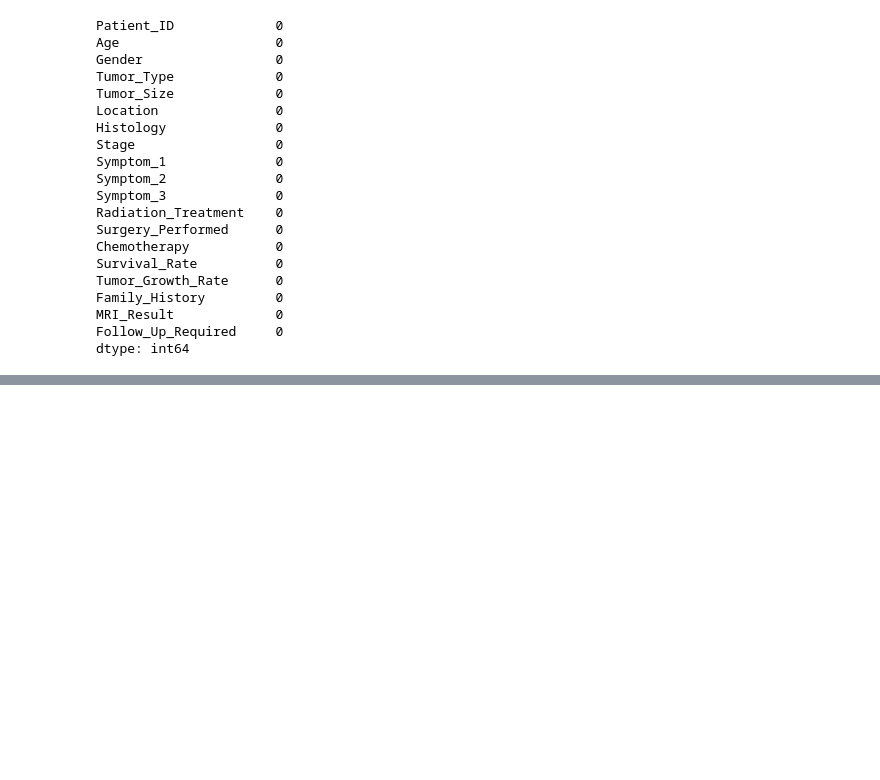
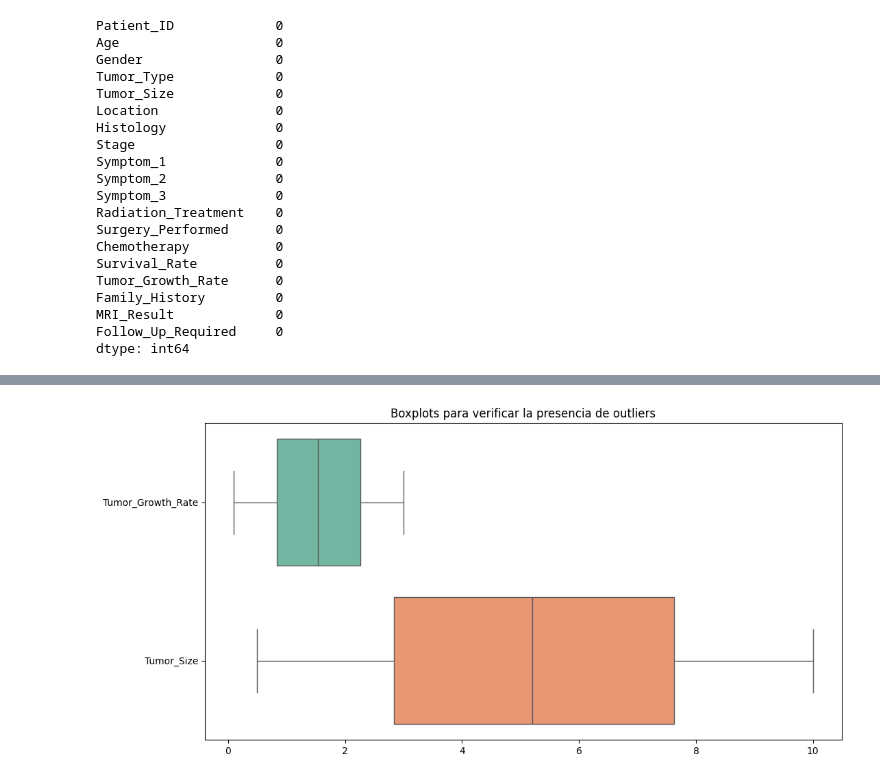
Before and after one commit to Federico-Vichachi/brain-tumor-analysis, a Jupyter notebook: notebooks/01_data_wrangling.ipynb, the cells around one changed output, grey strips where cells are left out. Cells and saved outputs as stored; diff of their text form; code cells hidden in the pictures; blank space fills up the shorter version.

```diff
--- a/notebooks/01_data_wrangling.ipynb
+++ b/notebooks/01_data_wrangling.ipynb
@@ -104,0 +143,7 @@ dtype: int64
+# %%
+plt.figure(figsize=(12, 6))
+sns.boxplot(data=df[numeric_columns_2], orient="h", palette="Set2", showfliers=True)
+plt.title("Boxplots para verificar la presencia de outliers")
+plt.show()
+# %% [output]
+[figure, added]
```
Also changed, not shown: parts of 7 cells of this notebook, 1 other file.
